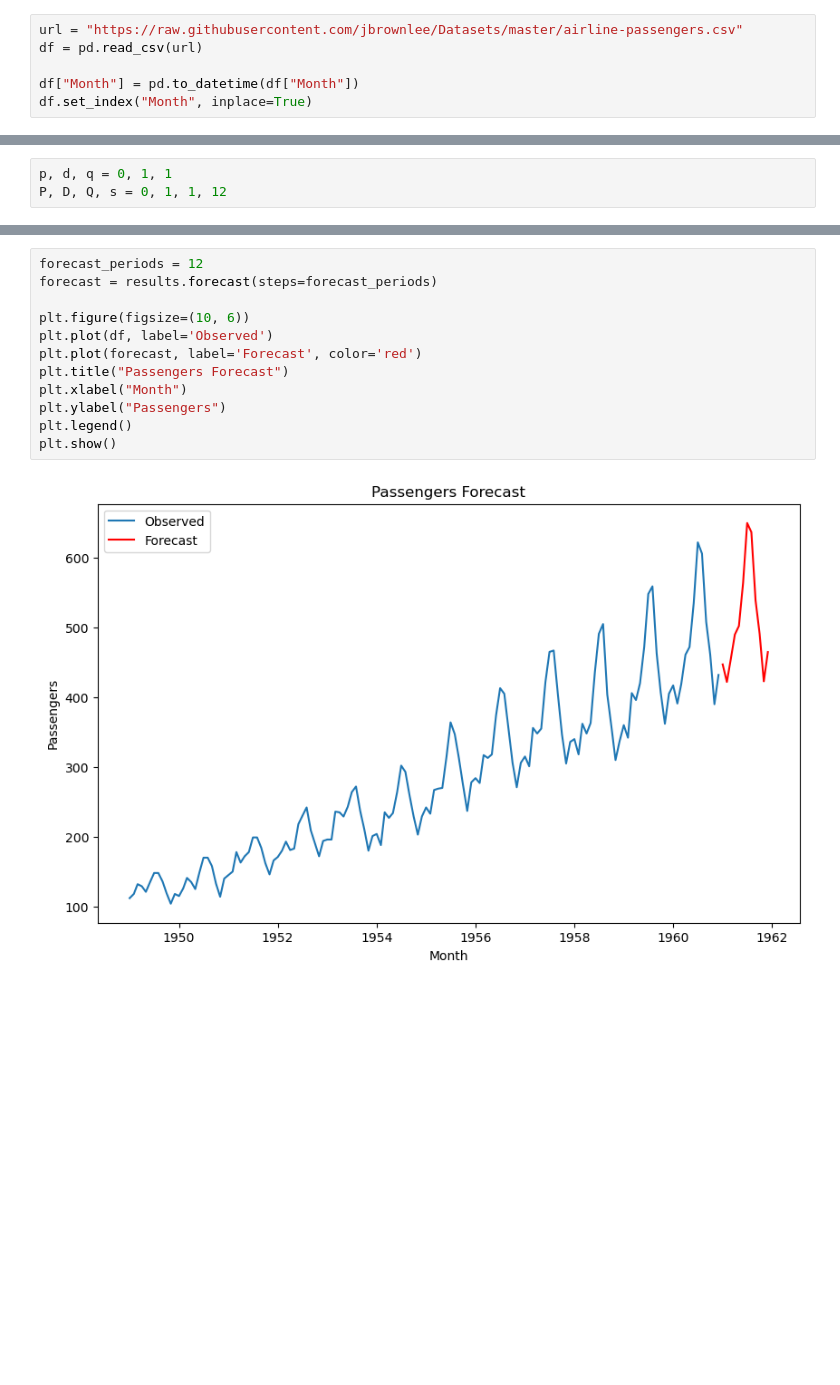
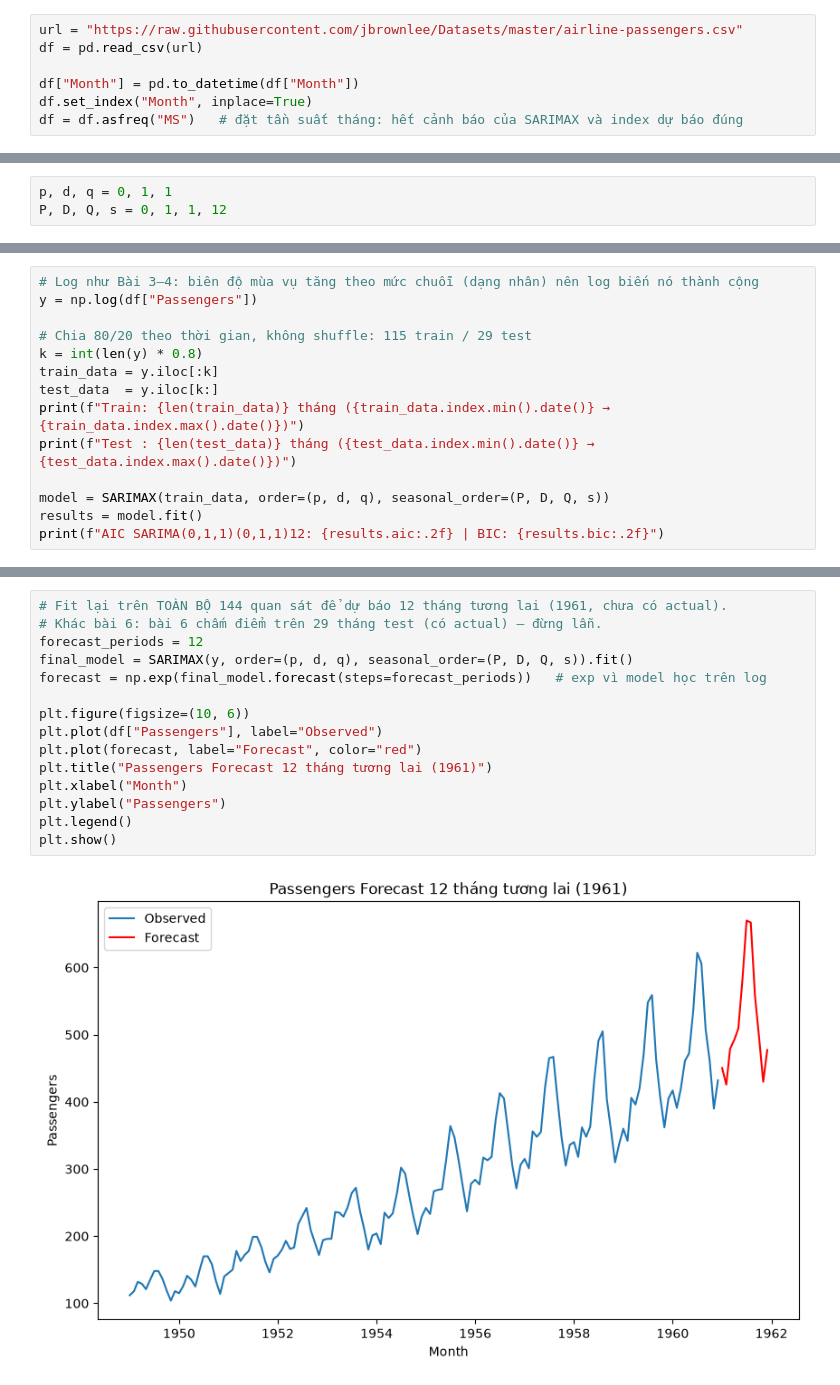
Before and after one commit to HoraCompany-VN/Times-Series-Gr3, a Jupyter notebook: Lab2/BT_Nangcao/src/Bai5_Nangcao.ipynb, the cells around one changed output, grey strips where cells are left out. Cells and saved outputs as stored; diff of their text form; blank space fills up the shorter version.

```diff
--- a/Lab2/BT_Nangcao/src/Bai5_Nangcao.ipynb
+++ b/Lab2/BT_Nangcao/src/Bai5_Nangcao.ipynb
@@ -10,3 +10,4 @@ df = pd.read_csv(url)
 
 df["Month"] = pd.to_datetime(df["Month"])
 df.set_index("Month", inplace=True)
+df = df.asfreq("MS")   # đặt tần suất tháng: hết cảnh báo của SARIMAX và index dự báo đúng
@@ -20,0 +21,14 @@ results = model.fit()
+# %%
+# Log như Bài 3–4: biên độ mùa vụ tăng theo mức chuỗi (dạng nhân) nên log biến nó thành cộng
+y = np.log(df["Passengers"])
+
+# Chia 80/20 theo thời gian, không shuffle: 115 train / 29 test
+k = int(len(y) * 0.8)
+train_data = y.iloc[:k]
+test_data  = y.iloc[k:]
+print(f"Train: {len(train_data)} tháng ({train_data.index.min().date()} → {train_data.index.max().date()})")
+print(f"Test : {len(test_data)} tháng ({test_data.index.min().date()} → {test_data.index.max().date()})")
+
+model = SARIMAX(train_data, order=(p, d, q), seasonal_order=(P, D, Q, s))
+results = model.fit()
+print(f"AIC SARIMA(0,1,1)(0,1,1)12: {results.aic:.2f} | BIC: {results.bic:.2f}")
@@ -21,14 +39,17 @@ results = model.fit()
 # %%
+# Fit lại trên TOÀN BỘ 144 quan sát để dự báo 12 tháng tương lai (1961, chưa có actual).
+# Khác bài 6: bài 6 chấm điểm trên 29 tháng test (có actual) — đừng lẫn.
 forecast_periods = 12
-forecast = results.forecast(steps=forecast_periods)
+final_model = SARIMAX(y, order=(p, d, q), seasonal_order=(P, D, Q, s)).fit()
+forecast = np.exp(final_model.forecast(steps=forecast_periods))   # exp vì model học trên log
 
 plt.figure(figsize=(10, 6))
-plt.plot(df, label='Observed')
-plt.plot(forecast, label='Forecast', color='red')
-plt.title("Passengers Forecast")
+plt.plot(df["Passengers"], label="Observed")
+plt.plot(forecast, label="Forecast", color="red")
+plt.title("Passengers Forecast 12 tháng tương lai (1961)")
 plt.xlabel("Month")
 plt.ylabel("Passengers")
 plt.legend()
 plt.show()
 # %% [output]
-[figure, old version]
+[figure, new version]
```
Also changed, not shown: parts of 12 cells of this notebook, 1 other file.
